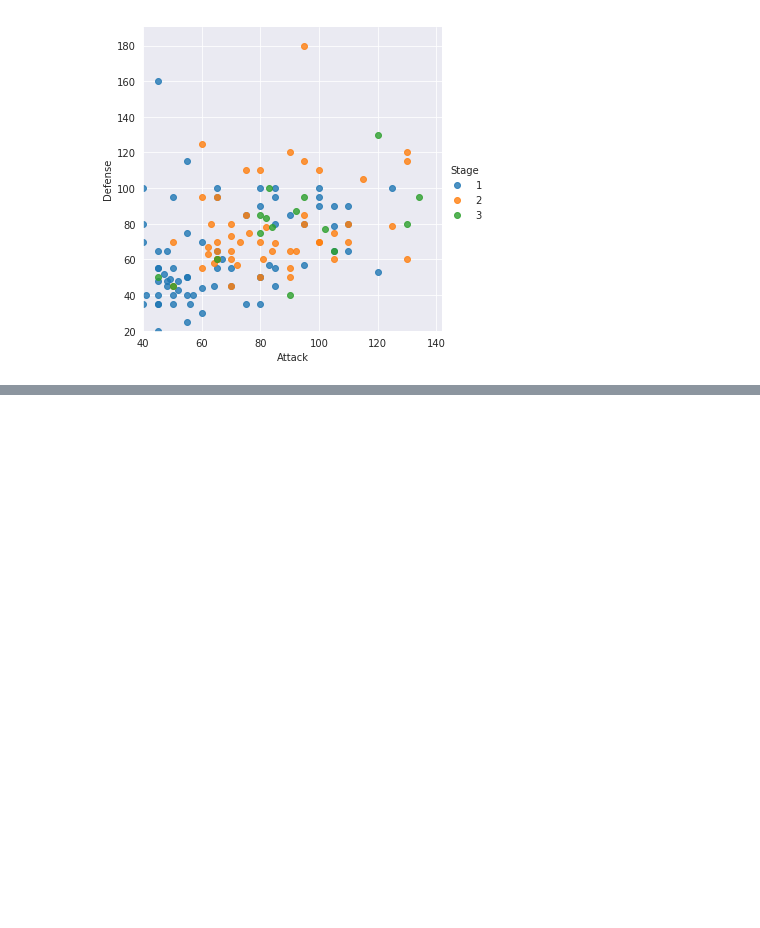
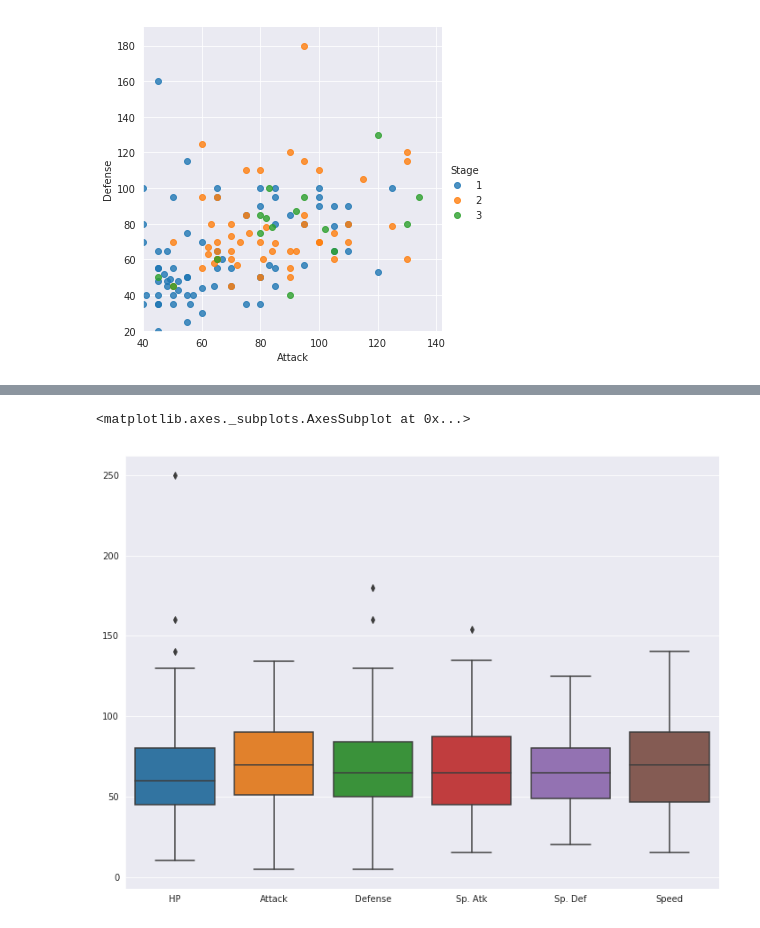
Before and after one commit to nextia-academy/analisis-datos-python, a Jupyter notebook: 6_Visualizacion_de_datos_con_Matplotlib_y_Seaborn/4_Seaborn.ipynb, the cells around one changed output, grey strips where cells are left out. Cells and saved outputs as stored; diff of their text form; code cells hidden in the pictures; blank space fills up the shorter version.

```diff
--- a/6_Visualizacion_de_datos_con_Matplotlib_y_Seaborn/4_Seaborn.ipynb
+++ b/6_Visualizacion_de_datos_con_Matplotlib_y_Seaborn/4_Seaborn.ipynb
@@ -125,0 +137,3 @@ plt.ylim(20)
+# %%
+df_stats = df.drop(['#','Total','Stage','Legendary'], axis=1)
+df_stats.head()
@@ -125,0 +147,6 @@ plt.ylim(20)
+# %%
+plt.figure(figsize=(12,9))
+sns.boxplot(data=df_stats)
+# %% [output]
+<matplotlib.axes._subplots.AxesSubplot at 0x...>
+[figure, added]
```
Also changed, not shown: parts of 24 cells of this notebook.
